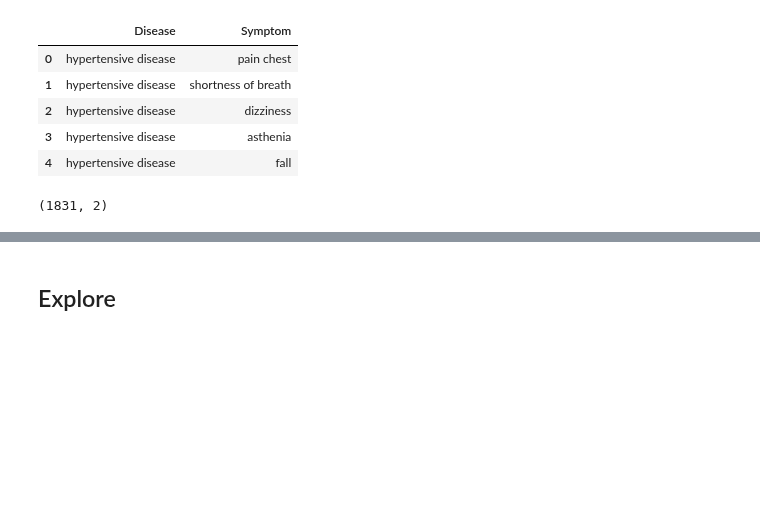
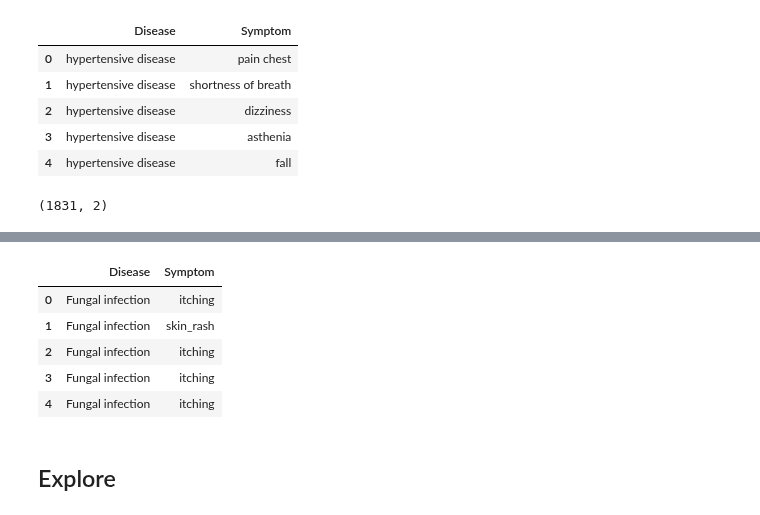
Before and after one commit to disease-outbreak/disease-outbreak, a Jupyter notebook: final_report_symptoms.ipynb, the cells around one changed output, grey strips where cells are left out. Saved outputs shown, nothing was run; the diff lists cells and outputs as text; code cells hidden in the pictures; blank space fills up the shorter version.

```diff
--- a/final_report_symptoms.ipynb
+++ b/final_report_symptoms.ipynb
@@ -69,3 +82,20 @@ df.shape
+# %%
+# Melt the dataframe
+df = df.melt(id_vars=['Disease'], value_name='Symptom')
+
+# Remove rows with NaN values in the Symptom column
+df.dropna(subset=['Symptom'], inplace=True)
+
+# Drop the variable column as it's not needed
+df.drop(columns=['variable'], inplace=True)
+df.head()
+# %% [output]
+|  | Disease | Symptom |
+| 0 | Fungal infection | itching |
+| 1 | Fungal infection | skin_rash |
+| 2 | Fungal infection | itching |
+| 3 | Fungal infection | itching |
+| 4 | Fungal infection | itching |
 # %% [markdown]
 ## Explore
 # %%
```
Also changed, not shown: parts of 20 cells of this notebook, 1 other file.
